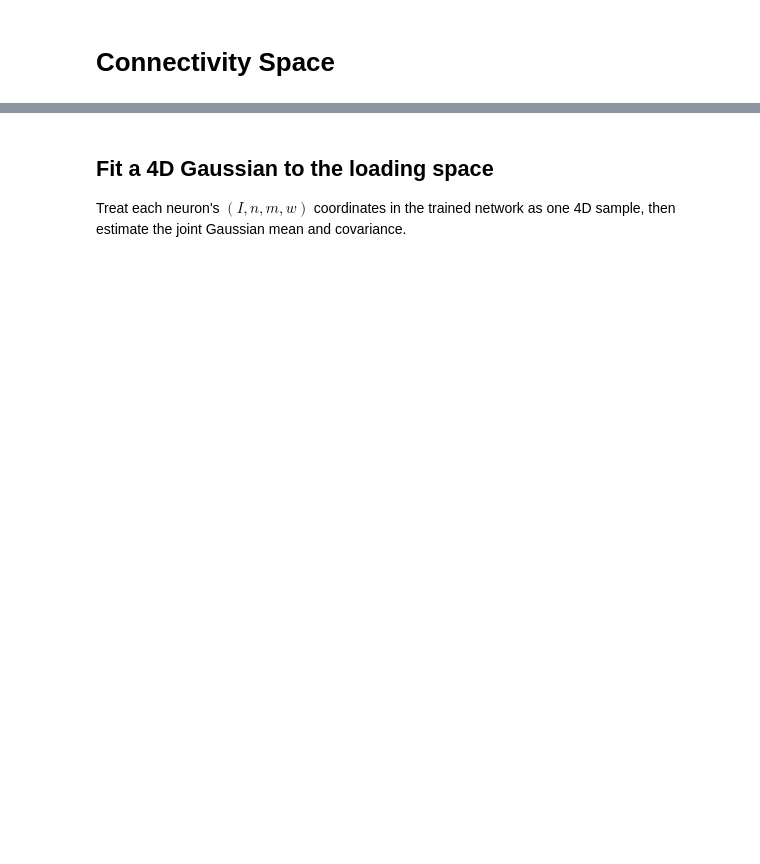
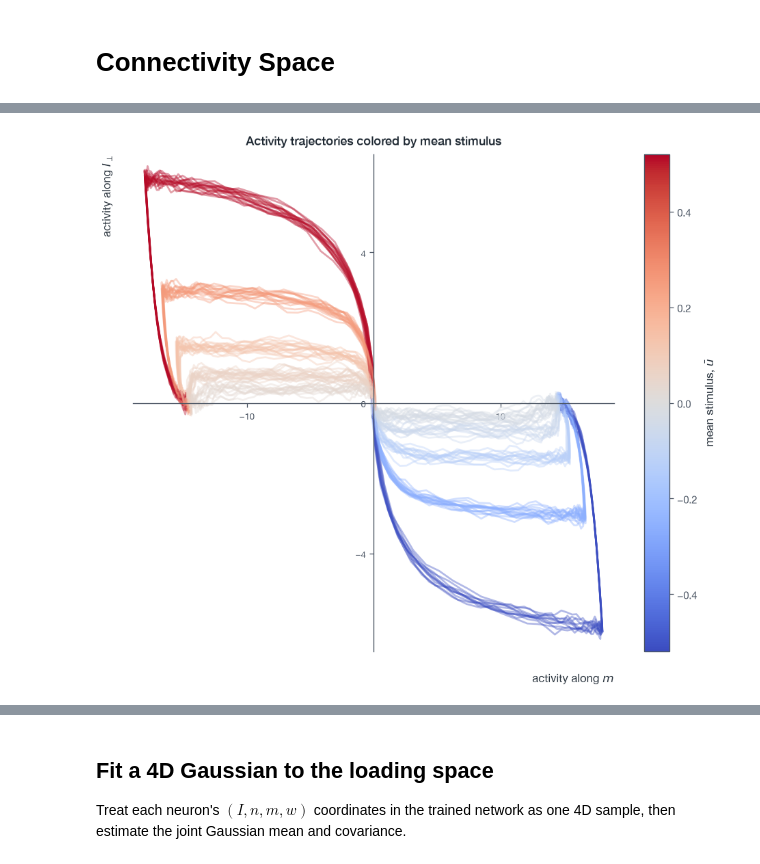
Before and after one commit to arjunpur/low-rank-rnn, a Jupyter notebook: model.ipynb, the cells around one changed output, grey strips where cells are left out. Saved outputs shown, nothing was run; the diff lists cells and outputs as text; code cells hidden in the pictures; blank space fills up the shorter version.

```diff
--- a/model.ipynb
+++ b/model.ipynb
@@ -78,0 +129,12 @@ plt.show()
+# %%
+stimulus_start, stimulus_end = STIMULUS_WINDOW
+mean_test_stimuli = (
+    test_inputs[:, stimulus_start : stimulus_end + 1].mean(dim=1).numpy()
+)
+fig, ax = plot_activity_trajectories_by_stimulus(
+    projected_test_states,
+    mean_test_stimuli,
+)
+plt.show()
+# %% [output]
+[figure, added]
```
Also changed, not shown: parts of 23 cells of this notebook, 12 other files.
